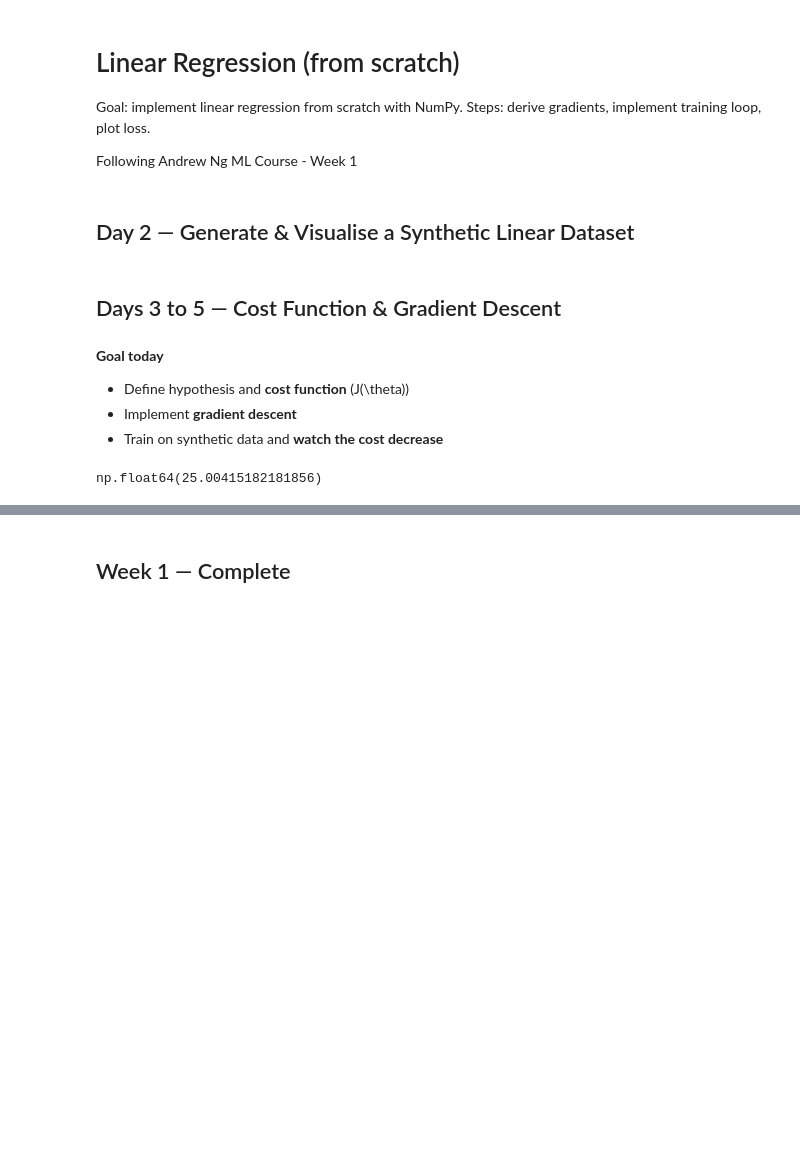
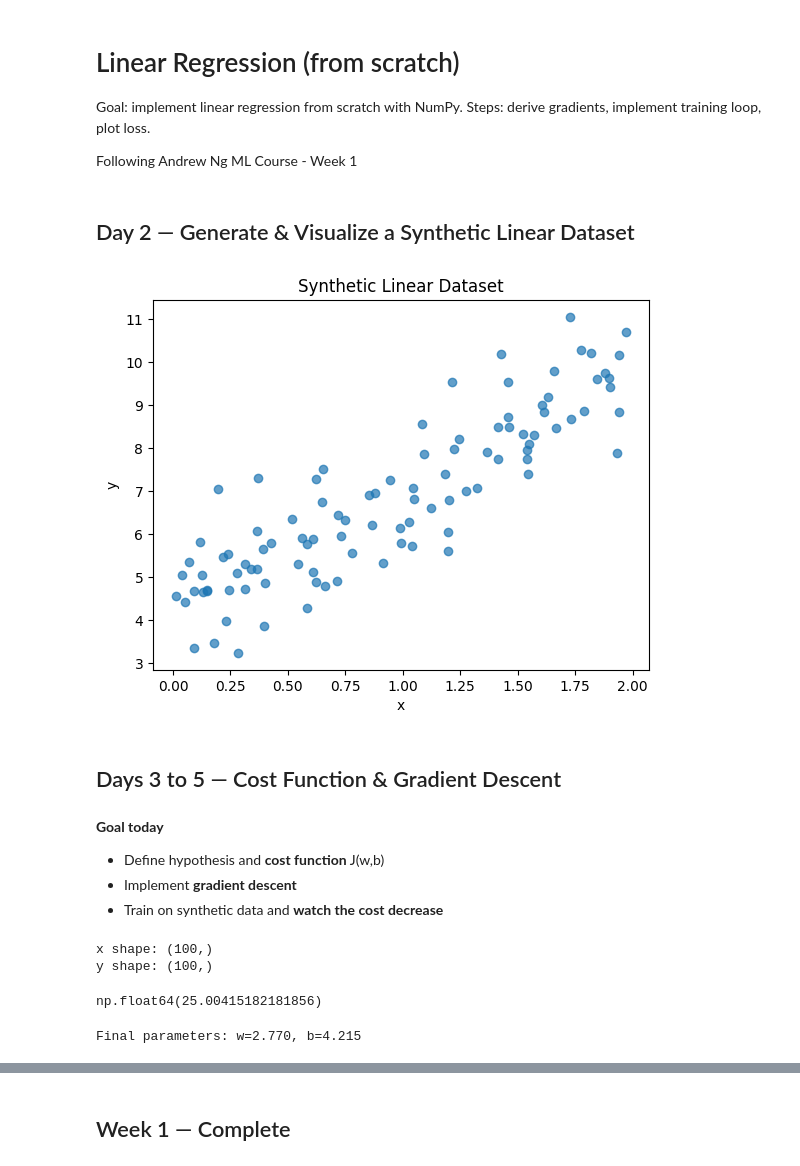
Before and after one commit to Krispy145/ml-foundations, a Jupyter notebook: notebooks/01-linear-regression.ipynb, the cells around one changed output, grey strips where cells are left out. Drawn from its saved outputs; the diff is of its cells as text; code cells hidden in the pictures; blank space fills up the shorter version.

Commit message:
refactor: simplify linear regression to SISO scalar math
Replace matrix-based approach with w,b parameters for clearer Week 1 learning

```diff
--- a/notebooks/01-linear-regression.ipynb
+++ b/notebooks/01-linear-regression.ipynb
@@ -12,48 +12,54 @@ Steps: derive gradients, implement training loop, plot loss.
 
 Following Andrew Ng ML Course - Week 1
 # %% [markdown]
-## Day 2 — Generate & Visualise a Synthetic Linear Dataset
+## Day 2 — Generate & Visualize a Synthetic Linear Dataset
 # %%
 import numpy as np
 import matplotlib.pyplot as plt
 
 np.random.seed(42)  # keep results reproducible each run
 
 # Fake (but realistic) linear data:
 # x values live roughly in [0, 2]
-X = 2 * np.random.rand(100, 1)
+x = 2 * np.random.rand(100)  # shape (100,) - 1D array
 
 # The underlying rule I used to generate targets:
 # y = 4 + 3x + ε, where ε is small Gaussian (normal) noise ~ N(0, 1)
 # Noise makes points look like real measurements (never perfectly on the line).
-y = 4 + 3 * X + np.random.randn(100, 1)
+y = 4 + 3 * x + np.random.randn(100)  # shape (100,) - 1D array
 
 # Visual check: should look like a fuzzy line with positive slope
-plt.scatter(X, y, alpha=0.7)
+plt.scatter(x, y, alpha=0.7)
 plt.xlabel("x")
 plt.ylabel("y")
 plt.title("Synthetic Linear Dataset")
 plt.show()
+# %% [output]
+[figure, added]
 # %% [markdown]
 ## Days 3 to 5 — Cost Function & Gradient Descent
 # %% [markdown]
 **Goal today**
-- Define hypothesis and **cost function** \(J(\theta)\)
+- Define hypothesis and **cost function** J(w,b)
 - Implement **gradient descent**
 - Train on synthetic data and **watch the cost decrease**
 # %%
-# Prepare design matrix with bias term (1s column)
+# Prepare data for linear regression
 try:
-    X  # reuse from Day 2 if present
+    x  # reuse from Day 2 if present
     y
 except NameError:
     # Fallback: generate the same synthetic dataset if notebook was restarted
-    X = 2 * np.random.rand(100, 1)
-    y = 4 + 3 * X + np.random.randn(100, 1)
+    np.random.seed(42)
+    x = 2 * np.random.rand(100)
+    y = 4 + 3 * x + np.random.randn(100)
 
 import numpy as np
 
 m = len(y)
-X_b = np.c_[np.ones((m, 1)), X]  # shape (m, 2): [1, x]
-print("X_b shape:", X_b.shape)
+print("x shape:", x.shape)
+print("y shape:", y.shape)
+# %% [output]
+x shape: (100,)
+y shape: (100,)
 # %%
@@ -109,3 +101,42 @@ theta_final.ravel()  # expect ~ [intercept≈4, slope≈3]
+# %%
+# Gradient Descent Implementation
+def compute_gradients(x, y, w, b):
+    """Compute gradients for linear regression.
+    x: (m,) input features
+    y: (m,) targets
+    w: scalar slope parameter
+    b: scalar bias parameter
+    Returns: (dj_dw, dj_db) gradients
+    """
+    m = len(y)
+    yhat = predict(x, w, b)
+    err = yhat - y
+    dj_dw = (1/m) * np.sum(err * x)   # slope gradient
+    dj_db = (1/m) * np.sum(err)       # bias gradient
+    return dj_dw, dj_db
+
+def gradient_descent(x, y, w0=0.0, b0=0.0, alpha=0.1, num_iters=1000):
+    """gradient descent.
+    alpha: learning rate (how big a step we take each update)
+    num_iters: number of parameter updates
+    Returns: (w, b, cost_history)
+    """
+    w, b = w0, b0
+    J_hist = []
+
+    for _ in range(num_iters):
+        dj_dw, dj_db = compute_gradients(x, y, w, b)
+        w -= alpha * dj_dw
+        b -= alpha * dj_db
+        J_hist.append(compute_cost(x, y, w, b))
+
+    return w, b, J_hist
+
+# Train from a simple starting point w=0, b=0
+w_final, b_final, J_hist = gradient_descent(x, y, w0=0.0, b0=0.0, alpha=0.1, num_iters=1000)
+print(f"Final parameters: w={w_final:.3f}, b={b_final:.3f}")
+# %% [output]
+Final parameters: w=2.770, b=4.215
 # %%
 # Cost should steadily decrease if learning rate is sensible
 import matplotlib.pyplot as plt
```
Also changed, not shown: parts of 12 cells of this notebook, 3 other files.
